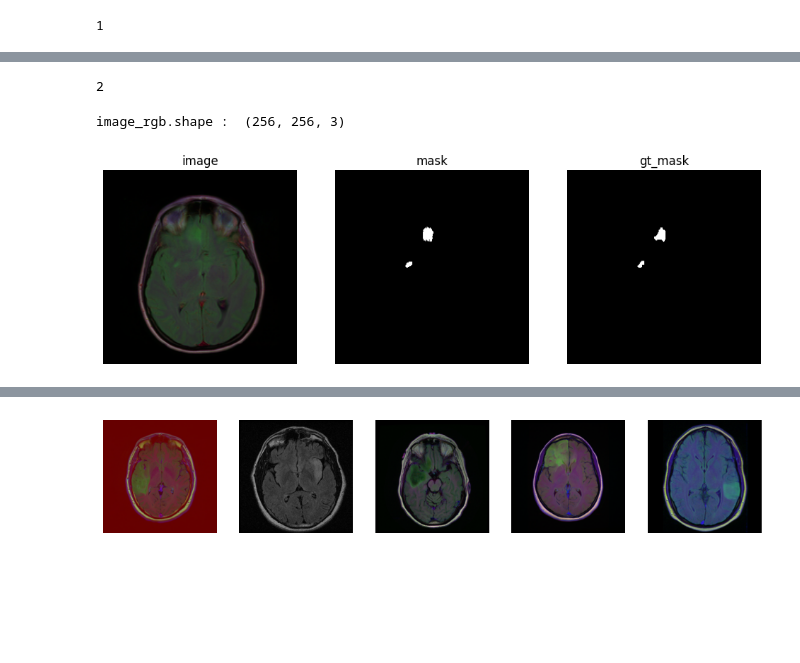
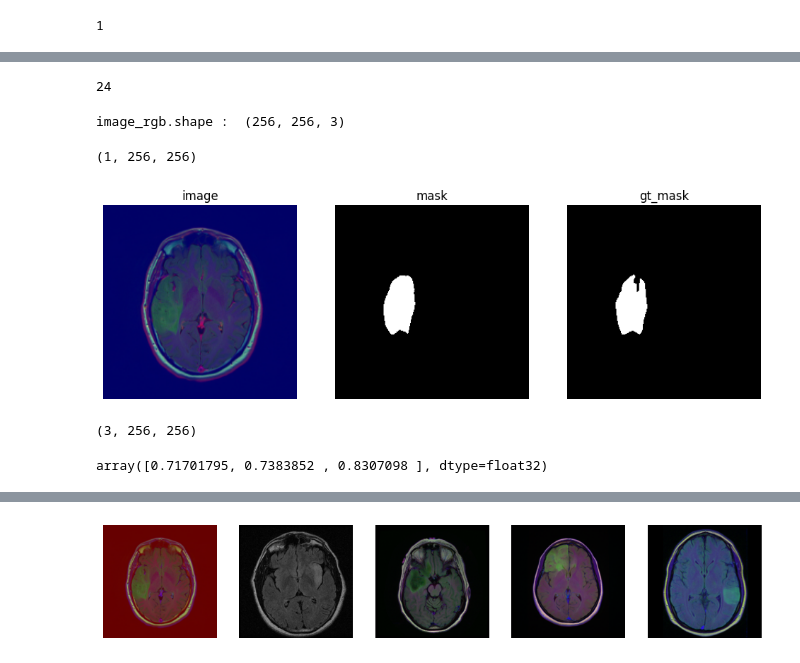
Before and after one commit to SalimFares4/Active-Learning-Segmentation, a Jupyter notebook: scripts/notebooks/01-Annotation.ipynb, the cells around one changed output, grey strips where cells are left out. Cells and saved outputs as stored; diff of their text form; code cells hidden in the pictures; blank space fills up the shorter version.

```diff
--- a/scripts/notebooks/01-Annotation.ipynb
+++ b/scripts/notebooks/01-Annotation.ipynb
@@ -70,12 +70,13 @@ numpy.ndarray
 # %%
 # i = np.random.randint(1, len(df))
-i=5
+i=1
 import supervision as sv
 
 image = cv2.imread(df["images"][i])
 gt_mask = cv2.imread(df["masks"][i])
+# gt_mask = np.sum(gt_mask, axis=2)
 sv.plot_images_grid(
-    images=[image, gt_mask],
+    images=[image, gt_mask[:, :, 0]],
     grid_size=(1, 2),
     titles=['image', 'gt_mask']
 )
@@ -92,11 +93,11 @@ print(type(image))
 # %% [output]
 <class 'numpy.ndarray'>
 # %%
-# resized_image = cv2.resize(image, (256, 256), interpolation=cv2.INTER_CUBIC)
-# resized_mask = cv2.resize(gt_mask, (256, 256), interpolation=cv2.INTER_CUBIC)
-
-# sv.plot_images_grid(
-#     images=[resized_image, resized_mask],
-#     grid_size=(1, 2),
-#     titles=['resized_image', 'resized_mask']
-# )
+image = cv2.resize(image, (256, 256), interpolation=cv2.INTER_CUBIC)
+gt_mask = cv2.resize(gt_mask, (256, 256), interpolation=cv2.INTER_CUBIC)
+# gt_mask = np.sum(gt_mask, axis=2)
+sv.plot_images_grid(
+    images=[image, gt_mask[:,:,0]],
+    grid_size=(1, 2),
+    titles=['resized_image', 'resized_mask']
+)
@@ -108,7 +115,7 @@ import imutils
 # imgray = cv2.cvtColor(resized_mask, cv2.COLOR_BGR2GRAY)
 imgray = cv2.cvtColor(gt_mask, cv2.COLOR_BGR2GRAY)
 print(imgray.shape)
-ret, thresh = cv2.threshold(imgray, 0.5, 1, 0)
+ret, thresh = cv2.threshold(imgray, 21, 1, 0)
 print(thresh.shape)
 # contours, hierarchy = cv2.findContours(thresh, cv2.RETR_TREE, cv2.CHAIN_APPROX_SIMPLE)
 contours = cv2.findContours(thresh, cv2.RETR_TREE, cv2.CHAIN_APPROX_SIMPLE)
@@ -165,7 +186,7 @@ def getBoxes(image, gt_mask):
 # %%
 print(len(cnts))
 # %% [output]
-2
+24
 # %%
 boxes = np.array(cnts)
 # %%
@@ -178,21 +199,25 @@ mask_predictor.set_image(image_rgb)
 transformed_boxes = mask_predictor.transform.apply_boxes_torch(boxes, image_rgb.shape[:2])
 
 
-masks, scores, logits = mask_predictor.predict_torch(
+masks, box_scores, logits = mask_predictor.predict_torch(
     point_coords = None,
     point_labels = None,
     boxes=transformed_boxes,
     multimask_output=False
 )
-mask = masks.sum(axis = 0).cpu().numpy()
+box_mask = masks.sum(axis = 0).cpu().numpy()
 # %% [output]
 image_rgb.shape :  (256, 256, 3)
+# %%
+box_mask.shape
+# %% [output]
+(1, 256, 256)
 # %%
 sv.plot_images_grid(
     #images=[image_rgb, mask[0], resized_mask],
-    images=[image_rgb, mask[0], gt_mask],
+    images=[image_rgb, box_mask[0], gt_mask[:,:,2]],
     grid_size=(1, 3),
     titles=['image', 'mask', 'gt_mask']
 )
 # %% [output]
-[figure, old version]
+[figure, new version]
@@ -198,0 +231,4 @@ sv.plot_images_grid(
+# %%
+masks.shape
+# %% [output]
+(3, 256, 256)
@@ -198,0 +237,4 @@ sv.plot_images_grid(
+# %%
+scores
+# %% [output]
+array([0.71701795, 0.7383852 , 0.8307098 ], dtype=float32)
```
Also changed, not shown: parts of 36 cells of this notebook, 21 other files.
